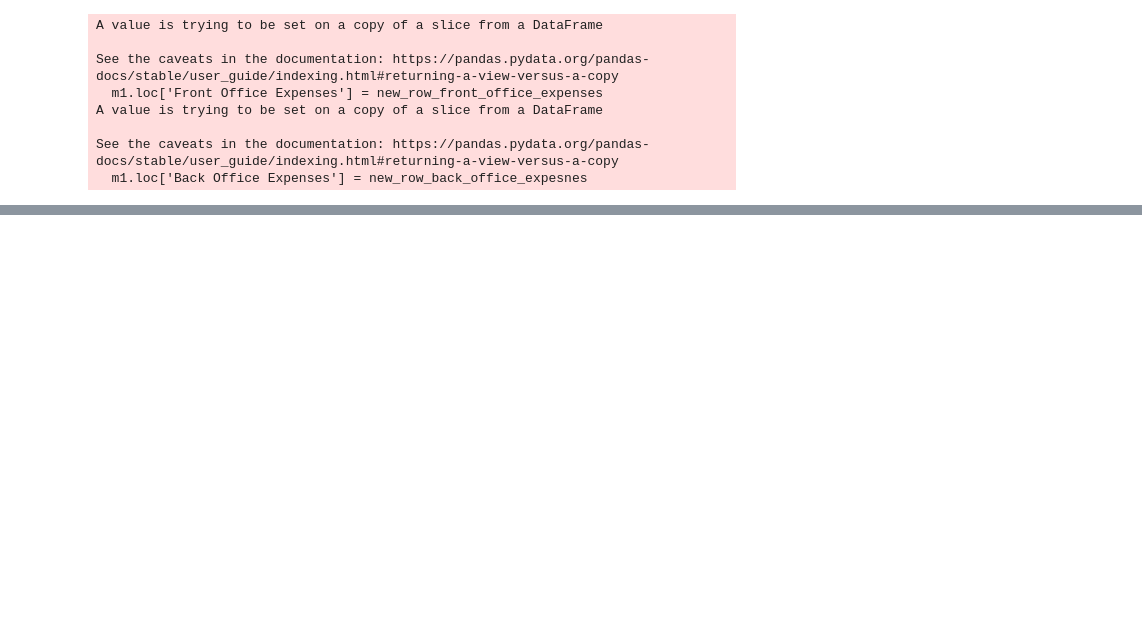
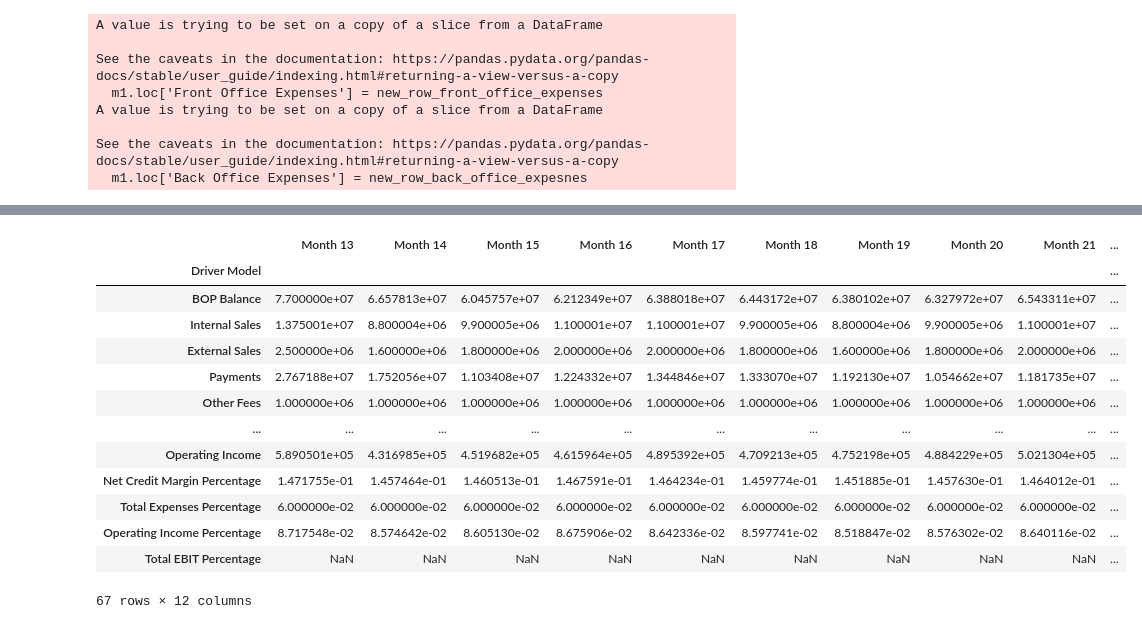
Before and after one commit to manishjayswal/FPA_Model, a Jupyter notebook: Simulation of FPA Model.ipynb, the cells around one changed output, grey strips where cells are left out. Saved outputs shown, nothing was run; the diff lists cells and outputs as text; code cells hidden in the pictures; blank space fills up the shorter version.

```diff
--- a/Simulation of FPA Model.ipynb
+++ b/Simulation of FPA Model.ipynb
@@ -147,5 +91,0 @@ m1
-# %%
-days_in_month = [31, 28, 31, 30, 31, 30, 31, 31, 30, 31, 30, 31]
-days_in_year = [365, 365, 365, 365, 365, 365, 365, 365, 365, 365, 365, 365]
-m1.loc['Days in Month'] = days_in_month
-m1.loc['Days in Year'] = days_in_year
@@ -250,12 +181,12 @@ m1.loc['Fixed APR'] = new_row_fixed_apr
 m1.loc['Promo APR'] = new_row_promo_apr
 m1.loc['Total Average Balance'] = new_row_total_avg_balance
 m1.loc['Total Average Balance Percentage'] = new_row_tabr
-m1.loc['Transactors Percentange'] = new_row_transactors_per
+m1.loc['Transactors Percentage'] = new_row_transactors_per
 m1.loc['Transactors'] = new_row_transactor
 m1.loc['EOP Accounts'] = new_row_eop_accounts
 m1.loc['Attrition Rate'] = new_row_attrition_rate
 m1.loc['Active Rate'] = new_row_active_rate
-m1.loc['Balance per Active'] = new_row_balance_per_active
+m1.loc['Balance Per Active'] = new_row_balance_per_active
 m1.loc['Sales Per Active'] = new_row_sales_per_active
 m1.loc['Credit Penetration Rate'] = new_row_credit_penetration_rate
 m1.loc['Average Ticket'] = new_row_average_ticket
@@ -399,6 +290,10 @@ m1
 # %%
 m1.loc['Total Expenses'] = m1.loc[['Front Office Expenses', 'Back Office Expenses']].sum()
 m1.loc['Operating Income'] = m1.loc['Net Credit Margin'] - m1.loc['Total Expenses']
+m1.loc['Net Credit Margin Percentage'] = m1.loc['Total Revenue Percentage'] - m1.loc['NCL Percentage']
+m1.loc['Total Expenses Percentage'] = m1.loc[['Front Office Expenses Percentage','Back Office Expenses Percentage']].sum()
+m1.loc['Operating Income Percentage'] = m1.loc['Net Credit Margin Percentage'] - m1.loc['Total Expenses Percentage']
+m1.loc['Total EBIT Percentage'] = m1.loc['Operating Income Percentage'] - m1.loc['Loan Loss Reserve Percentage']
 # %% [output]
 A value is trying to be set on a copy of a slice from a DataFrame
 
@@ -414,0 +361,25 @@ See the caveats in the documentation: https://pandas.pydata.org/pandas-docs/stab
+# %%
+# I 3
+external_sales_summary_y1 = 0.000
+# I 5
+payment_rate_summary_y1 = 0.0005
+# I 9
+merchant_sales_summary_y1 = 0.1
+# I 10
+credit_penetration_summary_y1 = 0.0005
+# I 11
+transaction_k_summary_y1 = 0.05
+# I 19
+applications_summary_y1 = 0.04
+# I 20
+approval_rate_summary_y1 = 0.0005
+# I 22
+active_rate_summary_y1 = 0.0005
+# I 25
+floating_apr_summary_y1 = 0.0005
+# I 26
+fixed_apr_summary_y1 = 0.0005
+# I 27
+promo_apr_summary_y1 = 0.0005
+# m1.to_csv('OutputModel.csv')
+# print(mer)
@@ -414,0 +554,18 @@ See the caveats in the documentation: https://pandas.pydata.org/pandas-docs/stab
+# %%
+m2 = m1.loc[:,'Month 13':'Month 24']
+m2
+# %% [output]
+|  | Month 13 | Month 14 | Month 15 | Month 16 | Month 17 | Month 18 | Month 19 | Month 20 | Month 21 | ... |
+| Driver Model |  |  |  |  |  |  |  |  |  | ... |
+| BOP Balance | 7.700000e+07 | 6.657813e+07 | 6.045757e+07 | 6.212349e+07 | 6.388018e+07 | 6.443172e+07 | 6.380102e+07 | 6.327972e+07 | 6.543311e+07 | ... |
+| Internal Sales | 1.375001e+07 | 8.800004e+06 | 9.900005e+06 | 1.100001e+07 | 1.100001e+07 | 9.900005e+06 | 8.800004e+06 | 9.900005e+06 | 1.100001e+07 | ... |
+| External Sales | 2.500000e+06 | 1.600000e+06 | 1.800000e+06 | 2.000000e+06 | 2.000000e+06 | 1.800000e+06 | 1.600000e+06 | 1.800000e+06 | 2.000000e+06 | ... |
+| Payments | 2.767188e+07 | 1.752056e+07 | 1.103408e+07 | 1.224332e+07 | 1.344846e+07 | 1.333070e+07 | 1.192130e+07 | 1.054662e+07 | 1.181735e+07 | ... |
+| Other Fees | 1.000000e+06 | 1.000000e+06 | 1.000000e+06 | 1.000000e+06 | 1.000000e+06 | 1.000000e+06 | 1.000000e+06 | 1.000000e+06 | 1.000000e+06 | ... |
+| ... | ... | ... | ... | ... | ... | ... | ... | ... | ... | ... |
+| Operating Income | 5.890501e+05 | 4.316985e+05 | 4.519682e+05 | 4.615964e+05 | 4.895392e+05 | 4.709213e+05 | 4.752198e+05 | 4.884229e+05 | 5.021304e+05 | ... |
+| Net Credit Margin Percentage | 1.471755e-01 | 1.457464e-01 | 1.460513e-01 | 1.467591e-01 | 1.464234e-01 | 1.459774e-01 | 1.451885e-01 | 1.457630e-01 | 1.464012e-01 | ... |
+| Total Expenses Percentage | 6.000000e-02 | 6.000000e-02 | 6.000000e-02 | 6.000000e-02 | 6.000000e-02 | 6.000000e-02 | 6.000000e-02 | 6.000000e-02 | 6.000000e-02 | ... |
+| Operating Income Percentage | 8.717548e-02 | 8.574642e-02 | 8.605130e-02 | 8.675906e-02 | 8.642336e-02 | 8.597741e-02 | 8.518847e-02 | 8.576302e-02 | 8.640116e-02 | ... |
+| Total EBIT Percentage | NaN | NaN | NaN | NaN | NaN | NaN | NaN | NaN | NaN | ... |
+67 rows × 12 columns
```
Also changed, not shown: parts of 21 cells of this notebook.
